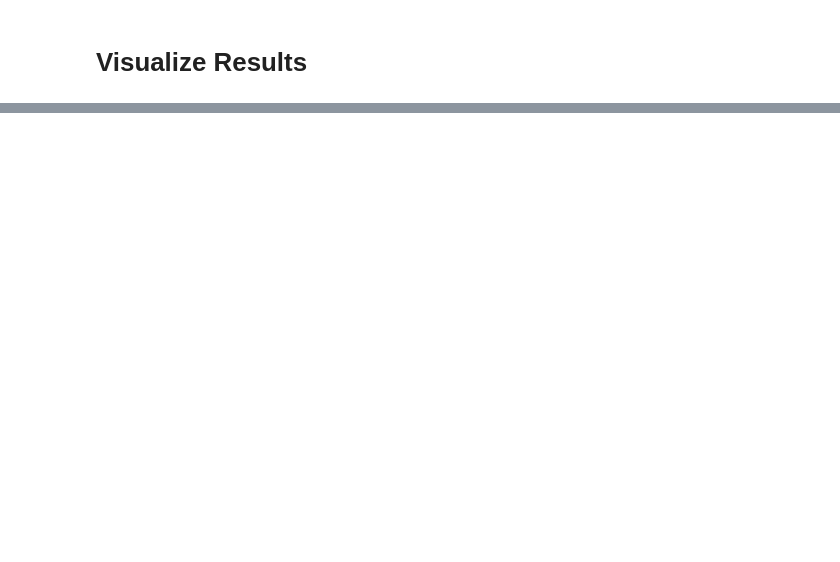
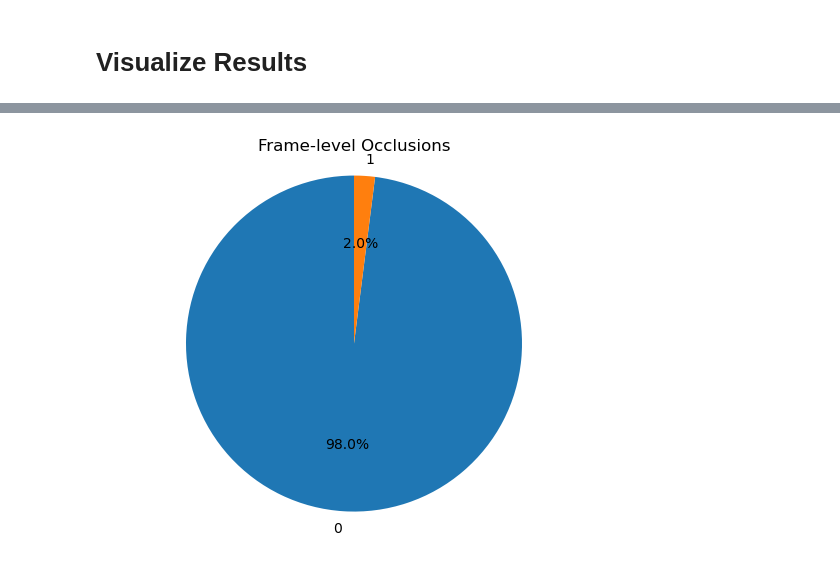
Before and after one commit to fkcptlst/rgbt_dataset, a Jupyter notebook: dataset_analysis.ipynb, the cells around one changed output, grey strips where cells are left out. Saved outputs shown, nothing was run; the diff lists cells and outputs as text; code cells hidden in the pictures; blank space fills up the shorter version.

```diff
--- a/dataset_analysis.ipynb
+++ b/dataset_analysis.ipynb
@@ -48,0 +117,4 @@ draw_pie_chart(total_category_distribution_frame_level_dict, title="Frame-level
+# %%
+draw_pie_chart(total_occlusion_distribution_frame_level_dict, title="Frame-level Occlusions")
+# %% [output]
+[figure, added]
```
Also changed, not shown: parts of 20 cells of this notebook, 6 other files.
